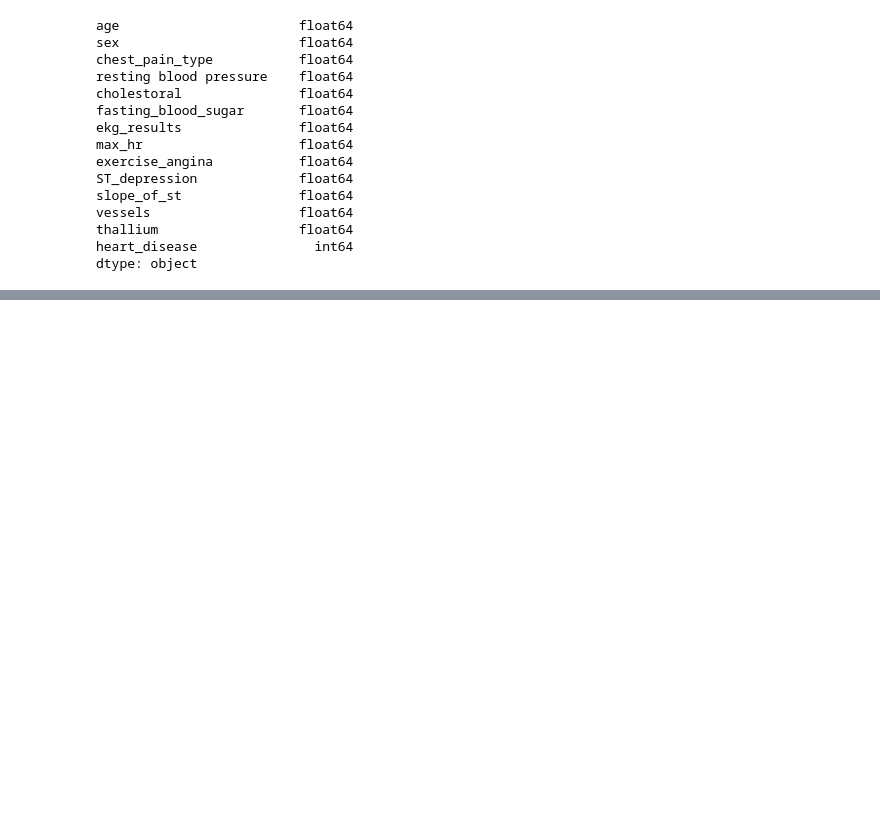
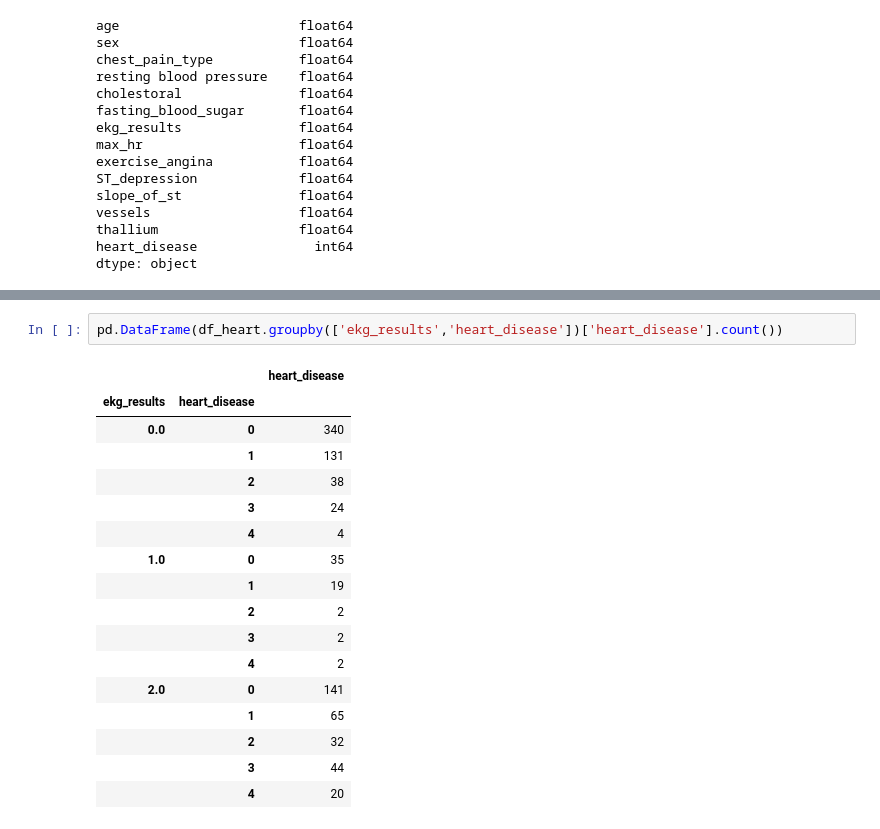
Before and after one commit to DATA-606-SPRING-2023-TUE/SriBhanu_DATA606, a Jupyter notebook: src/Data_Preparation.ipynb, the cells around one changed output, grey strips where cells are left out. Drawn from its saved outputs; the diff is of its cells as text; blank space fills up the shorter version.

```diff
--- a/src/Data_Preparation.ipynb
+++ b/src/Data_Preparation.ipynb
@@ -500,0 +647,20 @@ dtype: int64
+# %%
+pd.DataFrame(df_heart.groupby(['ekg_results','heart_disease'])['heart_disease'].count())
+# %% [output]
+|  |  | heart_disease |
+| ekg_results | heart_disease |  |
+| 0.0 | 0 | 340 |
+|  | 1 | 131 |
+|  | 2 | 38 |
+|  | 3 | 24 |
+|  | 4 | 4 |
+| 1.0 | 0 | 35 |
+|  | 1 | 19 |
+|  | 2 | 2 |
+|  | 3 | 2 |
+|  | 4 | 2 |
+| 2.0 | 0 | 141 |
+|  | 1 | 65 |
+|  | 2 | 32 |
+|  | 3 | 44 |
+|  | 4 | 20 |
```
Also changed, not shown: parts of 17 cells of this notebook.
